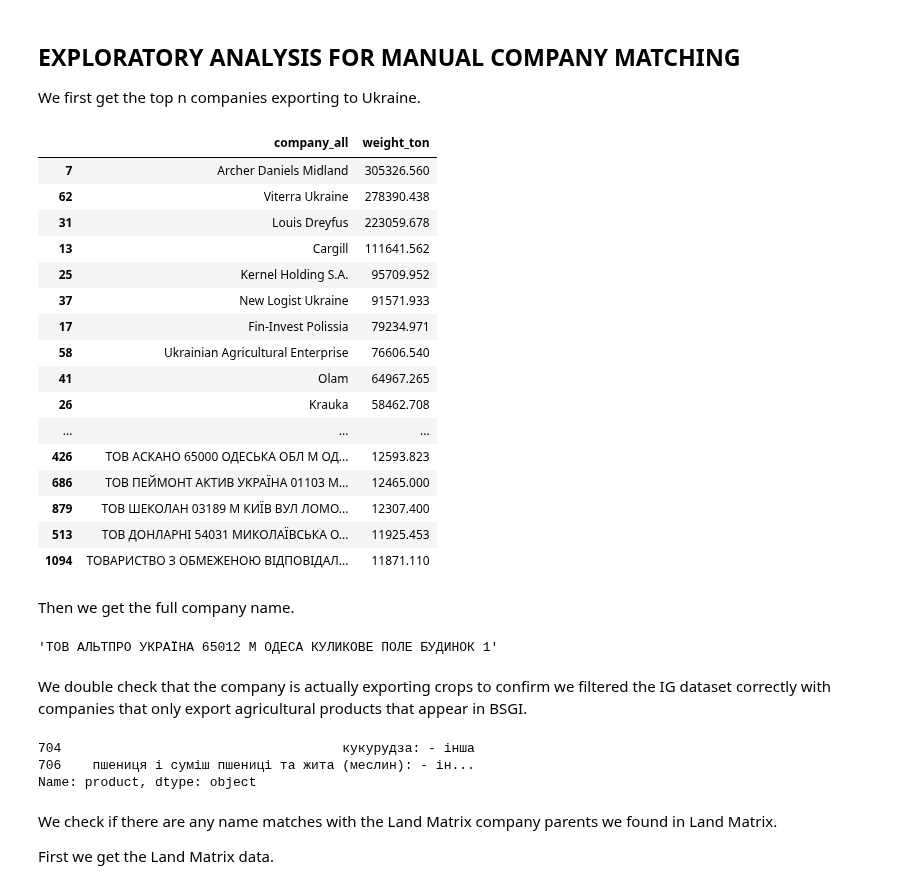
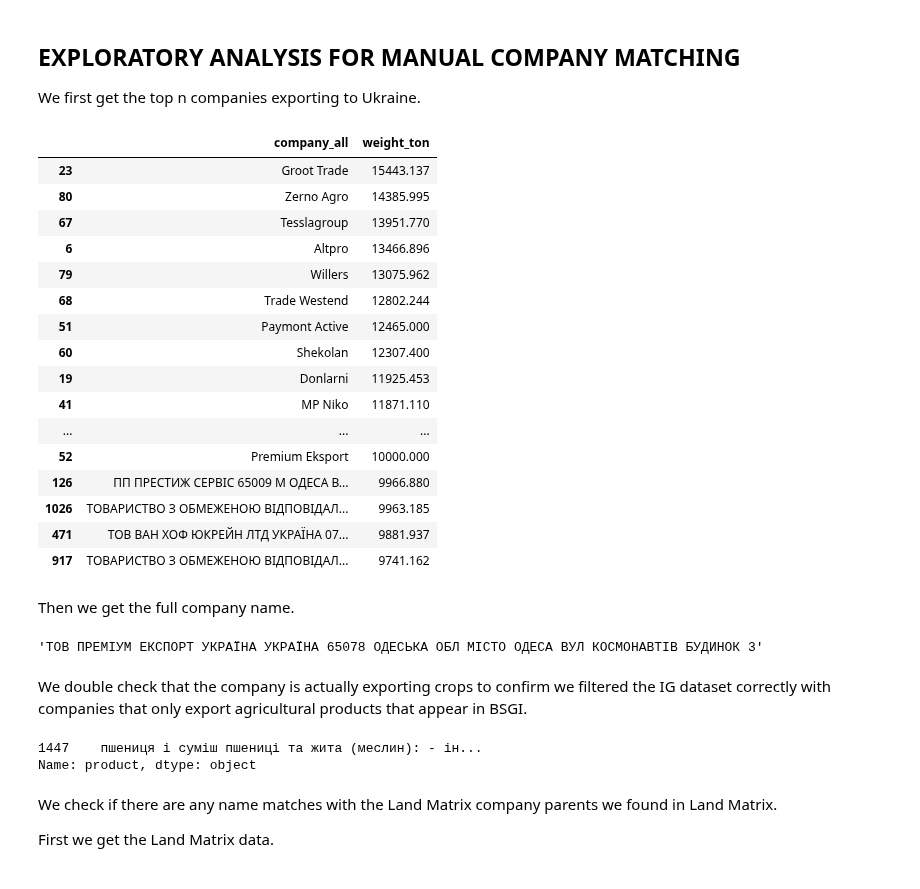
Before and after one commit to uchicago-dsi/oakland-institute-ukraine, a Jupyter notebook: notebooks/exports_shares.ipynb, the cells around one changed output. Saved outputs shown, nothing was run; the diff lists cells and outputs as text; code cells hidden in the pictures.

```diff
--- a/notebooks/exports_shares.ipynb
+++ b/notebooks/exports_shares.ipynb
@@ -36,9 +36,9 @@ KNOW_COMPANIES = {"Kernel Holding S.A.": ["ДРУЖБА НОВА", "ЕНСЕЛК
                   "MHP S.E.": ["МХП", "ТОВ КАТЕРИНОПІЛЬСЬКИЙ ЕЛЕВАТОР 20505 ЧЕРКАСЬКА ОБЛ ЗВЕНІГОРОДСЬКИЙ Р Н СМТ ЄРКИ ВУЛ ГЕРОЇВ МАЙ", "MHP", "ТОВАРИСТВО З ОБМЕЖЕНОЮ ВІДПОВІДАЛЬНІСТЮ КАТЕРИНОПІЛЬСЬКИЙ ЕЛЕВАТОР 20505 ЧЕРКАСЬКА ОБЛ ЗВЕНИГОРОДСЬКИЙ Р Н СЕЛИЩЕ МІСЬКОГО ТИПУ ЄРКИ", "ТОВ КАТЕРИНОПІЛЬСЬКИЙ ЕЛЕВАТОР 20505 ЧЕРКАСЬКА ОБЛ ЗВЕНИГОРОДСЬКИЙ Р Н СМТ ЄРКИ ВУЛ ГЕРОЇВ МАЙД"],
                   "TNA Corporate Solutions LLC": ["ПІВДЕНЬ АГРО ІНВЕСТ", "ПТАХОФАБРИКА ПОДІЛЛЯ", "ПРИДНІПРОВСЬКА", "РАЙЗ-МАКСИМКО", "ПРИДНІПРОВСЬКЕ", "TNA", "ТОВ ПОДІЛЛЯ АГРОПРОДУКТ 23130 ВІННИЦЬКА ОБЛ ЖМЕРИНСЬКИЙ Р Н СМТ БРАЇЛІВ ВУЛ ЗАВОДСЬКА Б"],
                   "NCH Capital Inc.": ["АГРОПРОСПЕРІС", "НХЦ", "NCH"],
-                  "Astarta Holding": ["АСТАРТА", "ДОБРОБУТ", "ПОЛТАВАЗЕРНОПРОДУКТ", "ХМІЛЬНИЦЬКЕ", "АГРО КА", "Astarta", "Agrofirm named after Dovzhenko", "ТОВ АГРОФІРМА ІМ ДОВЖЕНКА 38030 ПОЛТАВСЬКА ОБЛ МИРГОРОДСЬКИЙ Р Н С ЯРЕСЬКИ ВУЛ КОЗАЦЬКИЙ ШЛ", "Volochysk-Agro", "ТОВ ВОЛОЧИСЬК АГРО 31200 ХМЕЛЬНИЦЬКА ОБЛ ХМЕЛЬНИЦЬКИЙ Р Н М ВОЛОЧИСЬК ВУЛ ФРИДРИХІВС"],
+                  "Astarta Holding": ["АСТАРТА", "ДОБРОБУТ", "ПОЛТАВАЗЕРНОПРОДУКТ", "ХМІЛЬНИЦЬКЕ", "АГРО КА", "Astarta", "Agrofirm named after Dovzhenko", "ТОВ АГРОФІРМА ІМ ДОВЖЕНКА 38030 ПОЛТАВСЬКА ОБЛ МИРГОРОДСЬКИЙ Р Н С ЯРЕСЬКИ ВУЛ КОЗАЦЬКИЙ ШЛ", "Volochysk-Agro", "ТОВ ВОЛОЧИСЬК АГРО"],
                   "Industrial Milk Company (IMC) S.A.": ["АГРОПРОГРЕС", "СЛОБОЖАНЩИНА АГРО", "АГРОКІМ", "БУРАТ АГРО", "ЛОСИНІВКА АГРО", "ИМЦ", "IMC"],
-                  "Public Investment Fund (PIF) of Saudi Arabia": ["SALIC", "АГРО ЛВ", "МРІЯ ФАРМІНГ", "PIF", "ПИФ", "ТОВ СІЕФДЖІ ТРЕЙДИНГ УКРАЇНА 47602 ТЕРНОПІЛЬСЬКА ОБЛ ТЕРНОПІЛЬСЬКИЙ Р Н СМТ КОЗОВА ВУ", "Continental Farmers Group", "ТОВ СІЕФДЖІ ТРЕЙДИНГ 47602 ТЕРНОПІЛЬСЬКА ОБЛ ТЕРНОПІЛЬСЬКИЙ Р Н СМТ КОЗОВА ВУЛ І БОГУ"],
+                  "Public Investment Fund (PIF) of Saudi Arabia": ["SALIC", "АГРО ЛВ", "МРІЯ ФАРМІНГ", "PIF", "ПИФ", "ТОВ СІЕФДЖІ ТРЕЙДИНГ УКРАЇНА 47602 ТЕРНОПІЛЬСЬКА ОБЛ ТЕРНОПІЛЬСЬКИЙ Р Н СМТ КОЗОВА ВУ", "Continental Farmers Group", "ТОВ СІЕФДЖІ ТРЕЙДИНГ"],
                   "Agroton Public Limited": ["АГРОТОН", "Agroton"],
                   "Nibulon": ["НІБУЛОН", "Nibulon"],
                   "System Capital Management (SCM)": ["АГРО ХОЛДИНГ МС", "System Capital Management", "SCM", "СЦМ"],
@@ -46,7 +46,7 @@ KNOW_COMPANIES = {"Kernel Holding S.A.": ["ДРУЖБА НОВА", "ЕНСЕЛК
                   "Cargill": ["Cargill", "ТОВ АТ КАРГІЛЛ 03150 УКРАЇНА М КИЇВ ВУЛИЦЯ ВЕЛИКА ВАСИЛЬКІВСЬКА БУД 139", "ТОВ АТ КАРГІЛЛ 03150 УКРАЇНА М КИЇВ ВУЛ ВЕЛИКА ВАСИЛЬКІВСЬКА БУД 139", "ТОВ АТ КАРГІЛЛ 03150 М КИЇВ ВУЛ ВЕЛИКА ВАСИЛЬКІВСЬКА БУД 139"],
                   "Glencore": ["Glencore"],
                   "Marubeni": ["Marubeni"],
-                  "Bunge": ["Bunge"],
+                  "Bunge": ["Bunge", "Suntrade", "САНТРЕЙД"],
                   "Noble Resources": ["Noble Resources"],
                   "Viterra Ukraine": ["Viterra", "ПІДПРИЄМСТВО З ІНОЗЕМНИМИ ІНВЕСТИЦІЯМИ ВАЙТЕРРА УКРАЇНА", "ПІІ ВАЙТЕРРА УКРАЇНА"],
                   "Ardeon Tsentr": ["Ardeon", "ТОВ АРДЕОН ЦЕНТР 07301 КИЇВСЬКА ОБЛ М ВИШГОРОД ВУЛ ВАТУТІНА БУД 69 Г ОФІС 2/4"],
@@ -64,7 +64,7 @@ KNOW_COMPANIES = {"Kernel Holding S.A.": ["ДРУЖБА НОВА", "ЕНСЕЛК
                   "Nimeri Hold": ["Nimeri Hold", "ТОВ НІМЕРІ ГОЛД 65048 ОДЕСЬКА ОБЛ М ОДЕСА ВУЛ КАНАТНА БУД 42 ОФ 975"],
                   "Smartsystems": ["Smartsystems", "ТОВАРИСТВО З ОБМЕЖЕНОЮ ВІДПОВІДАЛЬНІСТЮ СМАРТСИСТЕМС 54003 МИКОЛАЇВСЬКА ОБЛ М МИКОЛАЇВ ПР ЦЕНТРАЛЬНИЙ БУДИНОК 269/3"],
                   "New Logist Ukraine": ["New Logist Ukraine", "ТОВ НЬЮ ЛОГІСТ ЮКРЕЙН 65005 М ОДЕСА ВУЛ БАЛКІВСЬКА БУД 108 КАБ 27", "ТОВ НЬЮ ЛОГІСТ ЮКРЕЙН 65005 УКРАЇНА М ОДЕСА ВУЛ БАЛКІВСЬКА 108 КАБ 27", "ТОВ НЬЮ ЛОГІСТ ЮКРЕЙН 65005 УКРАЇНА М ОДЕСА ВУЛ БАЛКІВСЬКА 108 КАБ 27", "ТОВ НЬЮ ЛОГІСТ ЮКРЕЙН УКРАЇНА 65005 М ОДЕСА ВУЛ БАЛКІВСЬКА БУД 108 КАБ 27"],
-                  "Trade Westend": ["Trade Westend", "ТОВ ТРЕЙД ВЕСТЕНД 79007 М ЛЬВІВ ВУЛ ШПИТАЛЬНА БУД 9 УКРАЇНА"],
+                  "Trade Westend": ["Trade Westend", "ТОВ ТРЕЙД ВЕСТЕНД 79007 М ЛЬВІВ ВУЛ ШПИТАЛЬНА БУД 9 УКРАЇНА", "ТОВАРИСТВО З ОБМЕЖЕНОЮ ВІДПОВІДАЛЬНІСТЮ ТРЕЙД ВЕСТЕНД 79007 ЛЬВІВСЬКА ОБЛ МІСТО ЛЬВІВ ВУЛ ШПИТАЛЬНА БУДИНОК 9"],
                   "Verkhivtsevsky Oil Extraction Plant 'Soloma'": ["Verkhivtsevsky Oil Extraction Plant", "Soloma", "ТОВ СОЛОМА 51660 ДНІПРОПЕТРОВСЬКА ОБЛ ВЕРХНЬОДНІПРОВСЬКИЙ Р ОН М ВЕРХІВЦЕВЕ"],
                   "Korsun-Shevchenkivsky Grain Reception Enterprise": ["Korsun-Shevchenkivsky Grain Reception Enterprise", "ТОВ КОРСУНЬ ШЕВЧЕНКІВСЬКЕ ХЛІБОПРИЙМАЛЬНЕ ПІДПРИЄМСТВО 19402 ЧЕРКАСЬКА ОБЛ М КОРСУНЬ ШЕВЧ ЕНКІВСЬКИЙ ПРОВ ПРОМИСЛОВИЙ БУД 6"],
                   "Tolans": ["Tolans", "ТОВ СТИВІДОРНА КОМПАНІЯ ОКТЯБРЬСКА УКРАЇНА 57214 МИКОЛАЇВСЬКА ОБЛ ВІТОВСЬКИЙ Р Н СЕЛО МІШКОВО ПОГОРІ", "ТОВАРИСТВО З ОБМЕЖЕНОЮ ВІДПОВІДАЛЬНІСТЮ СТИВІДОРНА КОМПАНІЯ ОКТЯБРЬСК 57214 МИКОЛАЇВСЬКА ОБЛАСТЬ ВІТОВСЬКИЙ РАЙОН СЕЛО МІШКОВО ПОГОРІЛОВЕ"],
@@ -100,7 +100,7 @@ KNOW_COMPANIES = {"Kernel Holding S.A.": ["ДРУЖБА НОВА", "ЕНСЕЛК
                   "Lintardo": ["Lintardo", "ТОВ АГРОСВІТ КОЛО"],
                   "Agrofirma Rokytne": ["Agrofirma Rokytne", "ТОВ АГРОФІРМА РОКИТНЕ УКРАЇНА"],
                   "Elevator Agro": ["Elevator Agro", "ТОВ ЕЛЕВАТОР АГРО УКРАЇНА", "ТОВАРИСТВО З ОБМЕЖЕНОЮ ВІДПОВІДАЛЬНІСТЮ ЕЛЕВАТОР АГРО УКРАЇНА 37240 ПОЛТАВСЬКА ОБЛ МИРГОРОДСЬКИЙ Р Н М ЗАВОДСЬКЕ ВУЛ"],
-                  "Vilter": ["Vilter", "ТОВ ВІЛТЕР УКРАЇНА"],
+                  "Vilter": ["Vilter", "ТОВ ВІЛТЕР"],
                   "Neko Oilz": ["Neko Oilz", "ТОВ НЕКО ОІЛЗ УКРАЇНА"],
                   "Venom Grain": ["Venom Grain", "ТОВ ВЕНОМ ГРЕЙН"],
                   "Tavamis Hrup": ["Tavamis", "ТОВ ТАВАМІС"],
@@ -109,15 +109,28 @@ KNOW_COMPANIES = {"Kernel Holding S.A.": ["ДРУЖБА НОВА", "ЕНСЕЛК
                   "Sanlex Invest": ["Sanlex Invest", "ТОВАРИСТВО З ОБМЕЖЕНОЮ ВІДПОВІДАЛЬНІСТЮ САНЛЕКС ІНВЕСТ УКРАЇНА 03150 МІСТО КИЇВ ВУЛ ДІЛОВА БУДИНОК 2Б ОФІС 107"],
                   "Amedia Group": ["Amedia Group", "ТОВАРИСТВО З ОБМЕЖЕНОЮ ВІДПОВІДАЛЬНІСТЮ ТД АМЕДІА ТОРГ УКРАЇНА 02121 М КИЇВ ПР БАЖАНА МИКОЛИ 3"],
                   "Private Agricultural Enterprise Ukraine": ["Private Agricultural Enterprise Ukraine", "ТОВАРИСТВО З ОБМЕЖЕНОЮ ВІДПОВІДАЛЬНІСТЮ СІЛЬСЬКОГОСПОДАРСЬКЕ ПІДПРИЄМ УКРАЇНА 31362 ХМЕЛЬНИЦЬКА ОБЛ ХМЕЛЬНИЦЬКИЙ Р Н СЕЛО РОЗСОША"],
-                  "Renter Group": ["Renter Group", "ТОВАРИСТВО З ОБМЕЖЕНОЮ ВІДПОВІДАЛЬНІСТЮ <РЕНТЕР ГРУП> УКРАЇНА 04060 МІСТО КИЇВ ВУЛ БЕРЛІНСЬКОГО МАКСИМА БУД 9"],
+                  "Renter Group": ["Renter Group", "ТОВАРИСТВО З ОБМЕЖЕНОЮ ВІДПОВІДАЛЬНІСТЮ <РЕНТЕР ГРУП> УКРАЇНА 04060 МІСТО КИЇВ ВУЛ БЕРЛІНСЬКОГО МАКСИМА БУД 9", "ТОВАРИСТВО З ОБМЕЖЕНОЮ ВІДПОВІДАЛЬНІСТЮ РЕНТЕР ГРУП УКРАЇНА 04060 МІСТО КИЇВ ВУЛ БЕРЛІНСЬКОГО МАКСИМА БУД 9"],
                   "Epicentr-K LLC": ["Epicentr K", "ТОВ ЕПІЦЕНТР К УКРАЇНА 04128 МІСТО КИЇВ ВУЛ БЕРКОВЕЦЬКА БУД 6 К"],
                   "Interflot": ["Interflot", "ТОВ ІНТЕРФЛОТ УКРАЇНА 03142 М КИЇВ ПР Т АКАДЕМІКА ПАЛЛАДІНА 44 КОРПУС 8"],
                   "Senteotl": ["Senteotl", "ТОВ СЕНТЕОТЛЬ 65065 ОДЕСЬКА ОБЛ М ОДЕСА ВУЛ ІНГЛЕЗІ БУД 8"],
                   "Groot Trade": ["Groot Trade", "ТОВАРИСТВО З ОБМЕЖЕНОЮ ВІДПОВІДАЛЬНІСТЮ ГРУТ ТРЕЙД УКРАЇНА 61157 ХАРКІВСЬКА ОБЛ М ХАРКІВ ВУЛ МОСКАЛІВСЬКА БУД 99"],
-                  "Agrotech-Garantia": ["Agrotech-Garantia", "ТОВАРИСТВО З ОБМЕЖЕНОЮ ВІДПОВІДАЛЬНІСТЮ АГРОТЕХ ГАРАНТІЯ УКРАЇНА 37613 ПОЛТАВСЬКА ОБЛ МИРГОРОДСЬКИЙ Р Н СЕЛИЩЕ МІСЬКОГО ТИ"],
+                  "Agrotech-Garantia": ["Agrotech-Garantia", "ТОВАРИСТВО З ОБМЕЖЕНОЮ ВІДПОВІДАЛЬНІСТЮ АГРОТЕХ ГАРАНТІЯ", "ТОВ АГРОТЕХ ГАРАНТІЯ"],
                   "Zerno Agro": ["Zerno Agro", "ТОВ ЗЕРНО АГРО 65016 ОДЕСЬКА ОБЛ М ОДЕСА ВУЛ ЛІТЕРАТУРНА БУД 8 ОФІС 6"],
-                  "Askano": ["Askano", "ТОВАРИСТВО З ОБМЕЖЕНОЮ ВІДПОВІДАЛЬНІСТЮ АСКАНО УКРАЇНА 65000 ОДЕСЬКА ОБЛ М ОДЕСА ВУЛ ПАНТЕЛЕЙМОНІВСЬКА БУД 25"],
-                  "Altpro": ["Altpro", "ТОВ АЛЬТПРО УКРАЇНА 65012 М ОДЕСА КУЛИКОВЕ ПОЛЕ БУДИНОК 1"]}
+                  "Askano": ["Askano", "ТОВАРИСТВО З ОБМЕЖЕНОЮ ВІДПОВІДАЛЬНІСТЮ АСКАНО УКРАЇНА 65000 ОДЕСЬКА ОБЛ М ОДЕСА ВУЛ ПАНТЕЛЕЙМОНІВСЬКА БУД 25", "ТОВ АСКАНО"],
+                  "Altpro": ["Altpro", "ТОВ АЛЬТПРО УКРАЇНА 65012 М ОДЕСА КУЛИКОВЕ ПОЛЕ БУДИНОК 1"],
+                  "Vizmir Market": ["Vizmir Market", "ТОВ ВІЗМІР МАРКЕТ"],
+                  "Paymont Active": ["Paymont Active", "ТОВ ПЕЙМОНТ АКТИВ"],
+                  "Shekolan": ["Shekolan", "ТОВ ШЕКОЛАН"],
+                  "Donlarni": ["Donlarni", "ТОВ ДОНЛАРНІ"],
+                  "MP Nіko": ["MP Nіko", "ТОВАРИСТВО З ОБМЕЖЕНОЮ ВІДПОВІДАЛЬНІСТЮ МП НІКО", "ТОВ МП НІКО"],
+                  "Rise Pivnich": ["Rise Pivnich", "ТОВ РАЙЗ ПІВНІЧ УКРАЇНА 42304 СУМСЬКА ОБЛ СУМСЬКИЙ Р Н СМТ СТЕПАНІВКА ВУЛ ЗАВОД"],
+                  "Hertsum": ["Hertsum", "ТОВ ГЕРЦУМ 65005 М ОДЕСА ВУЛ БАЛКІВСЬКА БУД 108 КАБ 27"],
+                  "Inveks Group": ["Inveks Group", "ТОВ ІНВЕКС ГРУП 02132 М КИЇВ ПРОСПЕКТ БАЖАНА МИКОЛИ 151 ОФ 37"],
+                  "Agro-region": ["Agro-region", "Garna Trading", "ТОВ ГАРНА ТРЕЙДИНГ"],
+                  "Batkivshchyna": ["Batkivshchyna", "ТОВАРИСТВО З ОБМЕЖЕНОЮ ВІДПОВІДАЛЬНІСТЮ БАТЬКІВЩ", "ТОВ БАТЬКІВЩ"],
+                  "Tesslagroup": ["Tesslagroup", "ТОВ ТЕССЛАГРУП"],
+                  "Company Farmco": ["Company Farmco", "ТОВ КОМПАНІЯ ФАРМКО"],
+                  "Premium Eksport": ["Premium Eksport", "ТОВ ПРЕМІУМ ЕКСПОРТ"]}
 
 ASIAN_COUNTRIES = {"india": "індія", "viet nam": "в єтнам",
                    "sri lanka": "шрі ланка"}
@@ -634,39 +647,38 @@ ig_all_translate[ig_all_translate["date"] == "10/2022"].head()
 We first get the top n companies exporting to Ukraine.
 # %%
 tempo = cargo_grouping(ig, ["company_all"], ["weight_ton"], ["weight_ton"], True, {"weight_ton": "sum"})
-tempo.sort_values(by=["weight_ton"], ascending=False)[:60]
+tempo.sort_values(by=["weight_ton"], ascending=False)[50:70]
 # %% [output]
 |  | company_all | weight_ton |
-| 7 | Archer Daniels Midland | 305326.560 |
-| 62 | Viterra Ukraine | 278390.438 |
-| 31 | Louis Dreyfus | 223059.678 |
-| 13 | Cargill | 111641.562 |
-| 25 | Kernel Holding S.A. | 95709.952 |
-| 37 | New Logist Ukraine | 91571.933 |
-| 17 | Fin-Invest Polissia | 79234.971 |
-| 58 | Ukrainian Agricultural Enterprise | 76606.540 |
-| 41 | Olam | 64967.265 |
-| 26 | Krauka | 58462.708 |
+| 23 | Groot Trade | 15443.137 |
+| 80 | Zerno Agro | 14385.995 |
+| 67 | Tesslagroup | 13951.770 |
+| 6 | Altpro | 13466.896 |
+| 79 | Willers | 13075.962 |
+| 68 | Trade Westend | 12802.244 |
+| 51 | Paymont Active | 12465.000 |
+| 60 | Shekolan | 12307.400 |
+| 19 | Donlarni | 11925.453 |
+| 41 | MP Nіko | 11871.110 |
 | ... | ... | ... |
-| 426 | ТОВ АСКАНО 65000 ОДЕСЬКА ОБЛ М ОД... | 12593.823 |
-| 686 | ТОВ ПЕЙМОНТ АКТИВ УКРАЇНА 01103 М... | 12465.000 |
-| 879 | ТОВ ШЕКОЛАН 03189 М КИЇВ ВУЛ ЛОМО... | 12307.400 |
-| 513 | ТОВ ДОНЛАРНІ 54031 МИКОЛАЇВСЬКА О... | 11925.453 |
-| 1094 | ТОВАРИСТВО З ОБМЕЖЕНОЮ ВІДПОВІДАЛ... | 11871.110 |
+| 52 | Premium Eksport | 10000.000 |
+| 126 | ПП ПРЕСТИЖ СЕРВІС 65009 М ОДЕСА В... | 9966.880 |
+| 1026 | ТОВАРИСТВО З ОБМЕЖЕНОЮ ВІДПОВІДАЛ... | 9963.185 |
+| 471 | ТОВ ВАН ХОФ ЮКРЕЙН ЛТД УКРАЇНА 07... | 9881.937 |
+| 917 | ТОВАРИСТВО З ОБМЕЖЕНОЮ ВІДПОВІДАЛ... | 9741.162 |
 # %% [markdown]
 Then we get the full company name.
 # %%
-tempo.loc[404]["company_all"]
+tempo.loc[698]["company_all"]
 # %% [output]
-'ТОВ АЛЬТПРО УКРАЇНА 65012 М ОДЕСА КУЛИКОВЕ ПОЛЕ БУДИНОК 1'
+'ТОВ ПРЕМІУМ ЕКСПОРТ УКРАЇНА УКРАЇНА 65078 ОДЕСЬКА ОБЛ МІСТО ОДЕСА ВУЛ КОСМОНАВТІВ БУДИНОК 3'
 # %% [markdown]
 We double check that the company is actually exporting crops to confirm we filtered the IG dataset correctly with companies that only export agricultural products that appear in BSGI.
-# %%
-ig[ig["shipper"] == 'ТОВ ІНТЕРФЛОТ УКРАЇНА 03142 М КИЇВ ПР Т АКАДЕМІКА ПАЛЛАДІНА 44 КОРПУС 8']["product"]
-# %% [output]
-704                                    кукурудза: - інша
-706    пшениця і суміш пшениці та жита (меслин): - ін...
-Name: product, dtype: object
+# %%
+ig[ig["shipper"] == 'ТОВАРИСТВО З ОБМЕЖЕНОЮ ВІДПОВІДАЛЬНІСТЮ МП НІКО УКРАЇНА 01133 МІСТО КИЇВ БУЛЬВАР ЛЕСІ УКРАЇНКИ БУДИНОК 28 КВАРТИР']["product"]
+# %% [output]
+1447    пшениця і суміш пшениці та жита (меслин): - ін...
+Name: product, dtype: object
 # %% [markdown]
 We check if there are any name matches with the Land Matrix company parents we found
 in Land Matrix.
```
Also changed, not shown: parts of 7 cells of this notebook.
